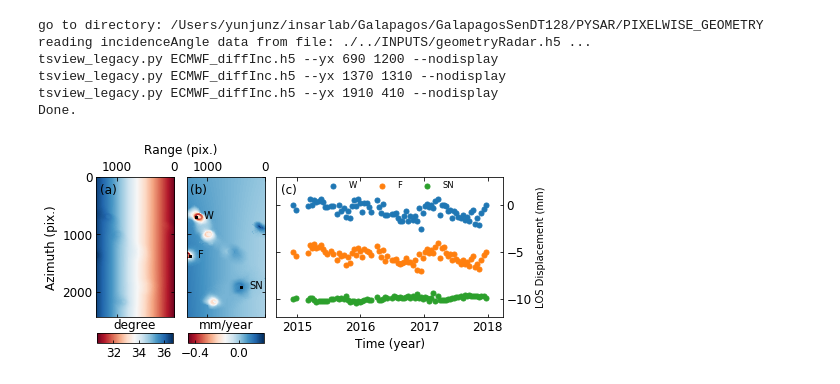
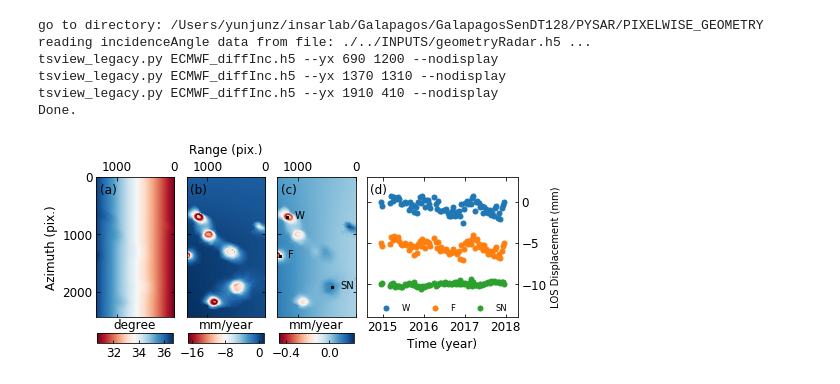
Before and after one commit to geodesymiami/Yunjun_et_al-2019-MintPy, a Jupyter notebook: pixelwise_geometry4tropospheric_delay.ipynb, the cells around one changed output. Saved outputs shown, nothing was run; the diff lists cells and outputs as text; code cells hidden in the pictures.

Commit message:
add velocityEcmwf to plot

```diff
--- a/pixelwise_geometry4tropospheric_delay.ipynb
+++ b/pixelwise_geometry4tropospheric_delay.ipynb
@@ -14,6 +14,9 @@ inc_angle, atr = readfile.read(inc_angle_file, datasetName='incidenceAngle')
 vel_trop_diff_file = 'velocityEcmwf_diffInc.h5'
 vel_trop_diff = readfile.read(vel_trop_diff_file)[0]
 
+vel_trop_file = 'velocityEcmwf_pixelInc.h5'
+vel_trop = readfile.read(vel_trop_file)[0]
+
 # Read point timeseries
 labels = ['W', 'F', 'SN']  #Wolf, Fernandina, Sierra Negra
 xs = [1200, 1310, 410]
@@ -22,7 +25,7 @@ ts_files = []
 for x, y in zip(xs, ys):
     cmd = 'tsview_legacy.py ECMWF_diffInc.h5 --yx {} {} --nodisplay'.format(y, x)
     print(cmd)
-    os.system(cmd)
+    #os.system(cmd)
     ts_files.append('y{}_x{}_ts.txt'.format(y, x))
 print('Done.')
 # %% [output]
@@ -39,25 +42,29 @@ marker_size = 5
 
 fig = plt.figure(figsize=[7, 3])
 ax1  = fig.add_axes([0.08,  0.19, 0.20, 0.65])   # [x0, y0, width, height]
-ax2  = fig.add_axes([0.26,  0.19, 0.20, 0.65])
-ax3  = fig.add_axes([0.46,  0.19, 0.45, 0.65])
+ax20 = fig.add_axes([0.26,  0.19, 0.20, 0.65])
+ax2  = fig.add_axes([0.44,  0.19, 0.20, 0.65])
+ax3  = fig.add_axes([0.64,  0.19, 0.30, 0.65])
 cax1 = fig.add_axes([0.105, 0.07, 0.15, 0.05])
-cax2 = fig.add_axes([0.285, 0.07, 0.15, 0.05])
+cax20 = fig.add_axes([0.285, 0.07, 0.15, 0.05])
+cax2  = fig.add_axes([0.465, 0.07, 0.15, 0.05])
 
 # axes 1/2
 num_row, num_col = inc_angle.shape
 im1 = ax1.imshow(inc_angle, cmap='RdBu')
+im20 = ax20.imshow(vel_trop*1000., cmap='RdBu')
 im2 = ax2.imshow(vel_trop_diff*1000., cmap='RdBu')
 ax2.set_xlim(-0.5, num_col-0.5)
 ax2.set_ylim(num_row-0.5, -0.5)
-for ax in [ax1, ax2]:
+for ax in [ax1, ax20, ax2]:
     ax.invert_xaxis()
     ax.set_yticks(np.arange(0,2500,1000))
     ax.xaxis.tick_top()
     ax.tick_params(which='both', direction='in', labelsize=font_size, bottom=True, top=True, left=True, right=True)
 ax2.set_yticklabels([])
+ax20.set_yticklabels([])
 ax1.set_ylabel('Azimuth (pix.)', fontsize=font_size)
-pp.set_shared_xlabel([ax1, ax2], label='Range (pix.)', labelpad=0.13, position='top', font_size=font_size)
+pp.set_shared_xlabel([ax1, ax20, ax2], label='Range (pix.)', labelpad=0.13, position='top', font_size=font_size)
 ax1.xaxis.set_label_position("top")
 
 ax2.scatter(xs, ys, marker='s', s=2, c='k')
@@ -68,37 +75,43 @@ for label, x, y in zip(labels, xs, ys):
 cbar1 = fig.colorbar(im1, cax=cax1, orientation='horizontal')
 cbar1.set_label('degree', fontsize=font_size)
 cbar1.locator = ticker.MaxNLocator(nbins=3)
 cbar1.update_ticks()
 
+cbar20 = fig.colorbar(im20, cax=cax20, orientation='horizontal')
+cbar20.set_label('mm/year', fontsize=font_size)
+cbar20.locator = ticker.MaxNLocator(nbins=3)
+cbar20.update_ticks()
+
 cbar2 = fig.colorbar(im2, cax=cax2, orientation='horizontal')
 cbar2.set_label('mm/year', fontsize=font_size)
 cbar2.locator = ticker.MaxNLocator(nbins=2)
 cbar2.update_ticks()
 
-for cbar in [cbar1, cbar2]:  cbar.ax.xaxis.set_label_position('top')
-for cax  in [cax1,  cax2 ]:  cax.tick_params(direction='in', labelsize=font_size)
+for cbar in [cbar1, cbar2, cbar20]:  cbar.ax.xaxis.set_label_position('top')
+for cax  in [cax1,  cax2,  cax20 ]:  cax.tick_params(direction='in', labelsize=font_size)
 
 # axes 3
 offsets = [0, -5, -10]
 date_list = list(np.loadtxt(ts_files[0], dtype=bytes).astype(str)[:, 0])
 dates = ptime.date_list2vector(date_list)[0]
 for ts_file, offset, label in zip(ts_files, offsets, labels):
     ts = np.loadtxt(ts_file, dtype=bytes).astype(str)[:, 1].astype(np.float)
     ax3.scatter(dates, ts*1000.+offset, s=marker_size**2, label=label)
-ax3.set_ylim([-12, 3])
+ax3.set_ylim([-14, 3])
 ax3.set_ylabel('LOS Displacement (mm)')
 ax3.yaxis.set_label_position("right")
 ax3.yaxis.tick_right()
 ax3.set_xlabel('Time (year)', fontsize=font_size)
 ax3.xaxis.set_major_locator(mdates.YearLocator(1))
 ax3.tick_params(which='both', direction='in', labelsize=font_size, bottom=True, top=True, left=True, right=True)
-ax3.legend(loc='upper center', frameon=False, borderaxespad=0.1, fontsize=font_size*0.7, ncol=3)
+ax3.legend(loc='lower center', frameon=False, borderaxespad=0.2, fontsize=font_size*0.7, ncol=3)
 
 ax1.annotate('(a)', xy=(0.05, 0.88), color='k', xycoords='axes fraction', fontsize=font_size)
-ax2.annotate('(b)', xy=(0.05, 0.88), color='k', xycoords='axes fraction', fontsize=font_size)
-ax3.annotate('(c)', xy=(0.02, 0.88), color='k', xycoords='axes fraction', fontsize=font_size)
+ax20.annotate('(b)', xy=(0.05, 0.88), color='k', xycoords='axes fraction', fontsize=font_size)
+ax2.annotate('(c)', xy=(0.05, 0.88), color='k', xycoords='axes fraction', fontsize=font_size)
+ax3.annotate('(d)', xy=(0.02, 0.88), color='k', xycoords='axes fraction', fontsize=font_size)
 
 plt.savefig('pixel_inc4trop.jpg', dpi=600)
 plt.show()
 # %% [output]
-[figure, old version]
+[figure, new version]
```
Also changed, not shown: 1 other file.
